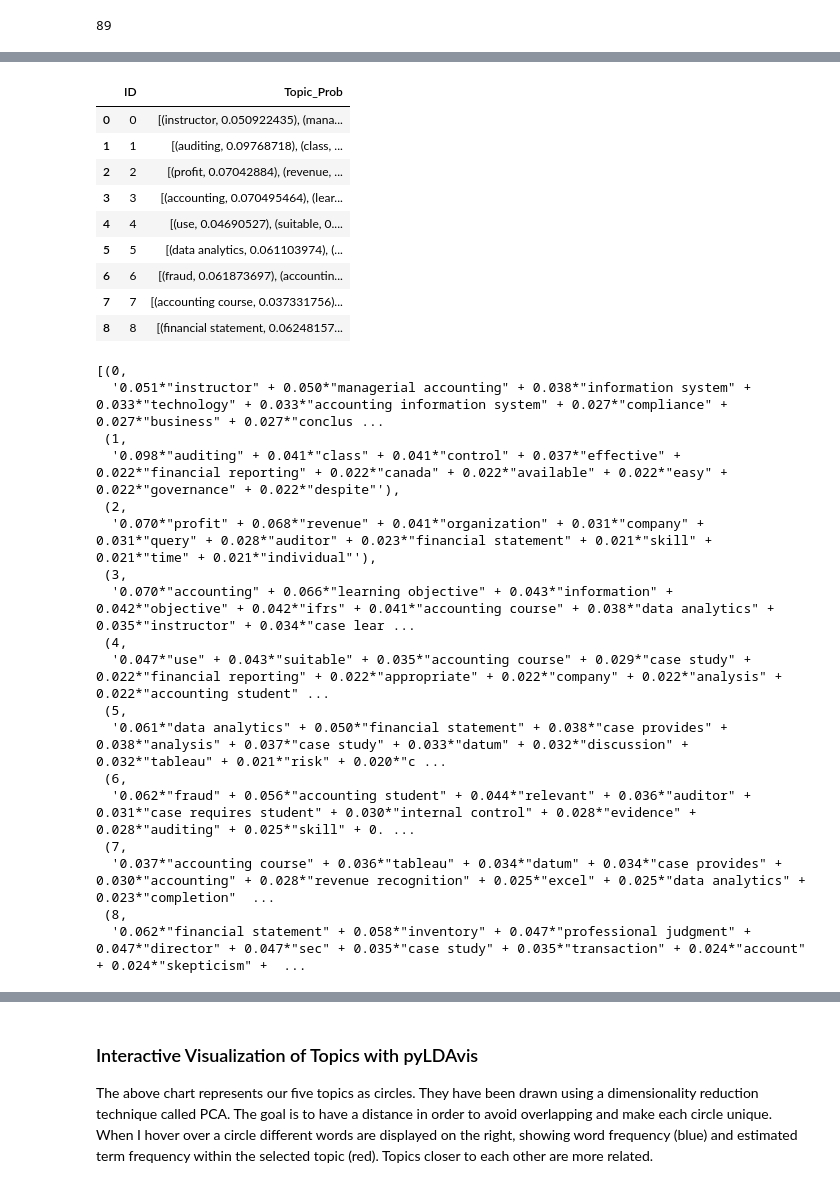
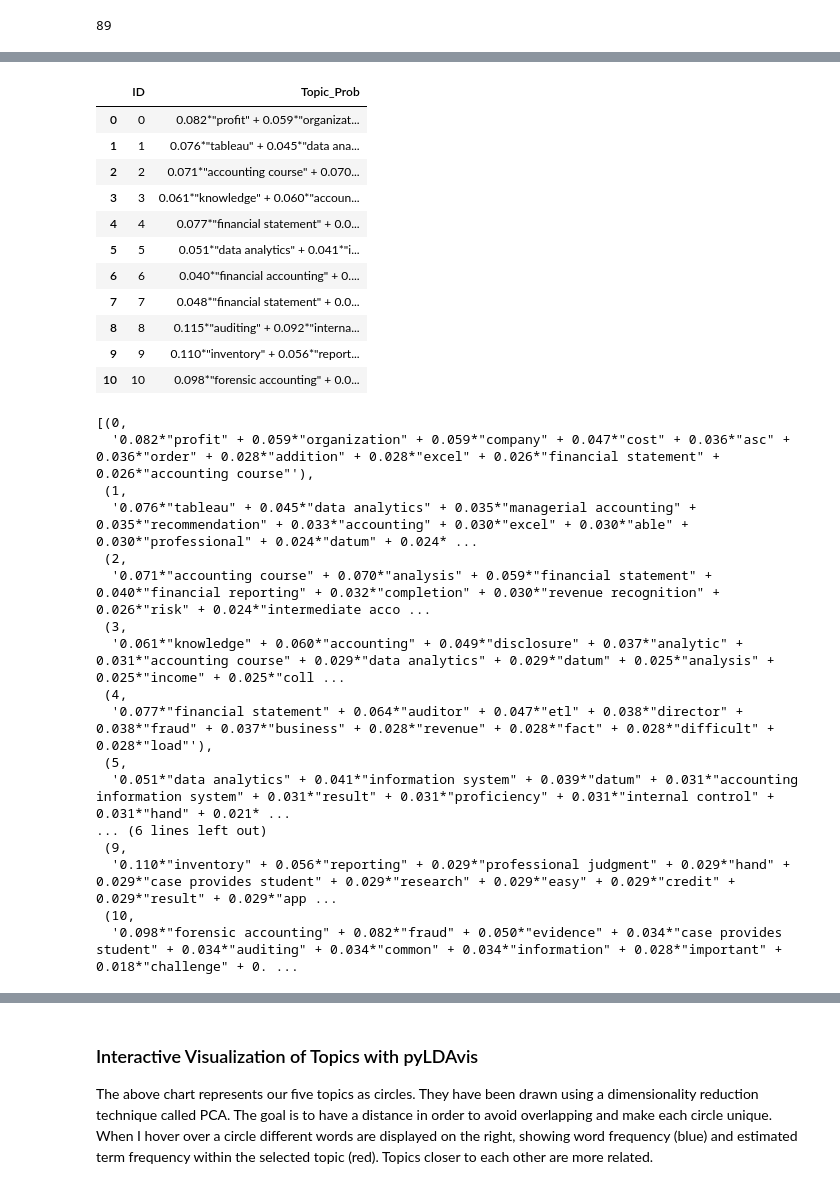
Before and after one commit to AnikaNissen/AccPeda, a Jupyter notebook: AccPeda - LDA Analysis_v2.ipynb, the cells around one changed output, grey strips where cells are left out. Cells and saved outputs as stored; diff of their text form; code cells hidden in the pictures.

```diff
--- a/AccPeda - LDA Analysis_v2.ipynb
+++ b/AccPeda - LDA Analysis_v2.ipynb
@@ -104,7 +104,7 @@ Academic dishonesty is on the rise, and technology is partly to blame. Student w
 # Is only required if specific words are to be deleted
 # Option to store word list that is to be removed in a txt and read it in from there
 '''
-removewords = ['introduction', 'background']
+removewords = ['case', 'background']
 
 for i in removewords:
     reports['Abstract'] = reports['Abstract'].str.replace(i,' ', case=False)
@@ -510,8 +538,9 @@ Adapting the model according to the optimal number of topics based on the calcul
 As in all three calculated score, the optimal number of topics seems to vary. In order to explore different facets of the phenomenon, we select a number of 5 topics since this seems to have fairly good coherence.
 # %%
 lda_model = LdaMulticore(corpus=corpus, id2word=dictionary, iterations=10,
-                         num_topics=9, workers = 8, passes=100)
-# Choose 9 topics according to CV score
+                         num_topics=11, workers = 8, passes=100)
+# Choose 11 topics according to CV score, because 3 topics is too little to get a more
+#differentiated view
 # %% [markdown]
 ## Step 6: Extract, Add to Excel and Visualize the Topics
 We can now print out the five topics and the related words:
@@ -619,39 +627,40 @@ list(merged.columns.values)
 # %%
-topics_df = pd.DataFrame(list(lda_model.show_topics(formatted=False, num_words= 10)), columns = ["ID", "Topic_Prob"])
+topics_df = pd.DataFrame(list(lda_model.show_topics(formatted=True, num_words= 10, num_topics=11)), columns = ["ID", "Topic_Prob"])
 topics_df
 # %% [output]
 |  | ID | Topic_Prob |
-| 0 | 0 | [(instructor, 0.050922435), (mana... |
-| 1 | 1 | [(auditing, 0.09768718), (class, ... |
-| 2 | 2 | [(profit, 0.07042884), (revenue, ... |
-| 3 | 3 | [(accounting, 0.070495464), (lear... |
-| 4 | 4 | [(use, 0.04690527), (suitable, 0.... |
-| 5 | 5 | [(data analytics, 0.061103974), (... |
-| 6 | 6 | [(fraud, 0.061873697), (accountin... |
-| 7 | 7 | [(accounting course, 0.037331756)... |
-| 8 | 8 | [(financial statement, 0.06248157... |
+| 0 | 0 | 0.082*"profit" + 0.059*"organizat... |
+| 1 | 1 | 0.076*"tableau" + 0.045*"data ana... |
+| 2 | 2 | 0.071*"accounting course" + 0.070... |
+| 3 | 3 | 0.061*"knowledge" + 0.060*"accoun... |
+| 4 | 4 | 0.077*"financial statement" + 0.0... |
+| 5 | 5 | 0.051*"data analytics" + 0.041*"i... |
+| 6 | 6 | 0.040*"financial accounting" + 0.... |
+| 7 | 7 | 0.048*"financial statement" + 0.0... |
+| 8 | 8 | 0.115*"auditing" + 0.092*"interna... |
+| 9 | 9 | 0.110*"inventory" + 0.056*"report... |
+| 10 | 10 | 0.098*"forensic accounting" + 0.0... |
 # %%
-data = lda_model.show_topics(formatted=True, num_words= 10)
+data = lda_model.show_topics(formatted=True, num_words= 10, num_topics=11)
 data
 # %% [output]
 [(0,
-  '0.051*"instructor" + 0.050*"managerial accounting" + 0.038*"information system" + 0.033*"technology" + 0.033*"accounting information system" + 0.027*"compliance" + 0.027*"business" + 0.027*"conclus ...
+  '0.082*"profit" + 0.059*"organization" + 0.059*"company" + 0.047*"cost" + 0.036*"asc" + 0.036*"order" + 0.028*"addition" + 0.028*"excel" + 0.026*"financial statement" + 0.026*"accounting course"'),
  (1,
-  '0.098*"auditing" + 0.041*"class" + 0.041*"control" + 0.037*"effective" + 0.022*"financial reporting" + 0.022*"canada" + 0.022*"available" + 0.022*"easy" + 0.022*"governance" + 0.022*"despite"'),
+  '0.076*"tableau" + 0.045*"data analytics" + 0.035*"managerial accounting" + 0.035*"recommendation" + 0.033*"accounting" + 0.030*"excel" + 0.030*"able" + 0.030*"professional" + 0.024*"datum" + 0.024* ...
  (2,
-  '0.070*"profit" + 0.068*"revenue" + 0.041*"organization" + 0.031*"company" + 0.031*"query" + 0.028*"auditor" + 0.023*"financial statement" + 0.021*"skill" + 0.021*"time" + 0.021*"individual"'),
+  '0.071*"accounting course" + 0.070*"analysis" + 0.059*"financial statement" + 0.040*"financial reporting" + 0.032*"completion" + 0.030*"revenue recognition" + 0.026*"risk" + 0.024*"intermediate acco ...
  (3,
-  '0.070*"accounting" + 0.066*"learning objective" + 0.043*"information" + 0.042*"objective" + 0.042*"ifrs" + 0.041*"accounting course" + 0.038*"data analytics" + 0.035*"instructor" + 0.034*"case lear ...
+  '0.061*"knowledge" + 0.060*"accounting" + 0.049*"disclosure" + 0.037*"analytic" + 0.031*"accounting course" + 0.029*"data analytics" + 0.029*"datum" + 0.025*"analysis" + 0.025*"income" + 0.025*"coll ...
  (4,
-  '0.047*"use" + 0.043*"suitable" + 0.035*"accounting course" + 0.029*"case study" + 0.022*"financial reporting" + 0.022*"appropriate" + 0.022*"company" + 0.022*"analysis" + 0.022*"accounting student" ...
+  '0.077*"financial statement" + 0.064*"auditor" + 0.047*"etl" + 0.038*"director" + 0.038*"fraud" + 0.037*"business" + 0.028*"revenue" + 0.028*"fact" + 0.028*"difficult" + 0.028*"load"'),
  (5,
-  '0.061*"data analytics" + 0.050*"financial statement" + 0.038*"case provides" + 0.038*"analysis" + 0.037*"case study" + 0.033*"datum" + 0.032*"discussion" + 0.032*"tableau" + 0.021*"risk" + 0.020*"c ...
- (6,
-  '0.062*"fraud" + 0.056*"accounting student" + 0.044*"relevant" + 0.036*"auditor" + 0.031*"case requires student" + 0.030*"internal control" + 0.028*"evidence" + 0.028*"auditing" + 0.025*"skill" + 0. ...
- (7,
-  '0.037*"accounting course" + 0.036*"tableau" + 0.034*"datum" + 0.034*"case provides" + 0.030*"accounting" + 0.028*"revenue recognition" + 0.025*"excel" + 0.025*"data analytics" + 0.023*"completion"  ...
- (8,
-  '0.062*"financial statement" + 0.058*"inventory" + 0.047*"professional judgment" + 0.047*"director" + 0.047*"sec" + 0.035*"case study" + 0.035*"transaction" + 0.024*"account" + 0.024*"skepticism" +  ...
+  '0.051*"data analytics" + 0.041*"information system" + 0.039*"datum" + 0.031*"accounting information system" + 0.031*"result" + 0.031*"proficiency" + 0.031*"internal control" + 0.031*"hand" + 0.021* ...
+... (6 lines left out)
+ (9,
+  '0.110*"inventory" + 0.056*"reporting" + 0.029*"professional judgment" + 0.029*"hand" + 0.029*"case provides student" + 0.029*"research" + 0.029*"easy" + 0.029*"credit" + 0.029*"result" + 0.029*"app ...
+ (10,
+  '0.098*"forensic accounting" + 0.082*"fraud" + 0.050*"evidence" + 0.034*"case provides student" + 0.034*"auditing" + 0.034*"common" + 0.034*"information" + 0.028*"important" + 0.018*"challenge" + 0. ...
 # %%
 df = pd.DataFrame(data, columns = ['index', 'topics'])
 df = df.replace('[^a-zA-Z+]', ' ', regex=True)
```
Also changed, not shown: parts of 17 cells of this notebook.
